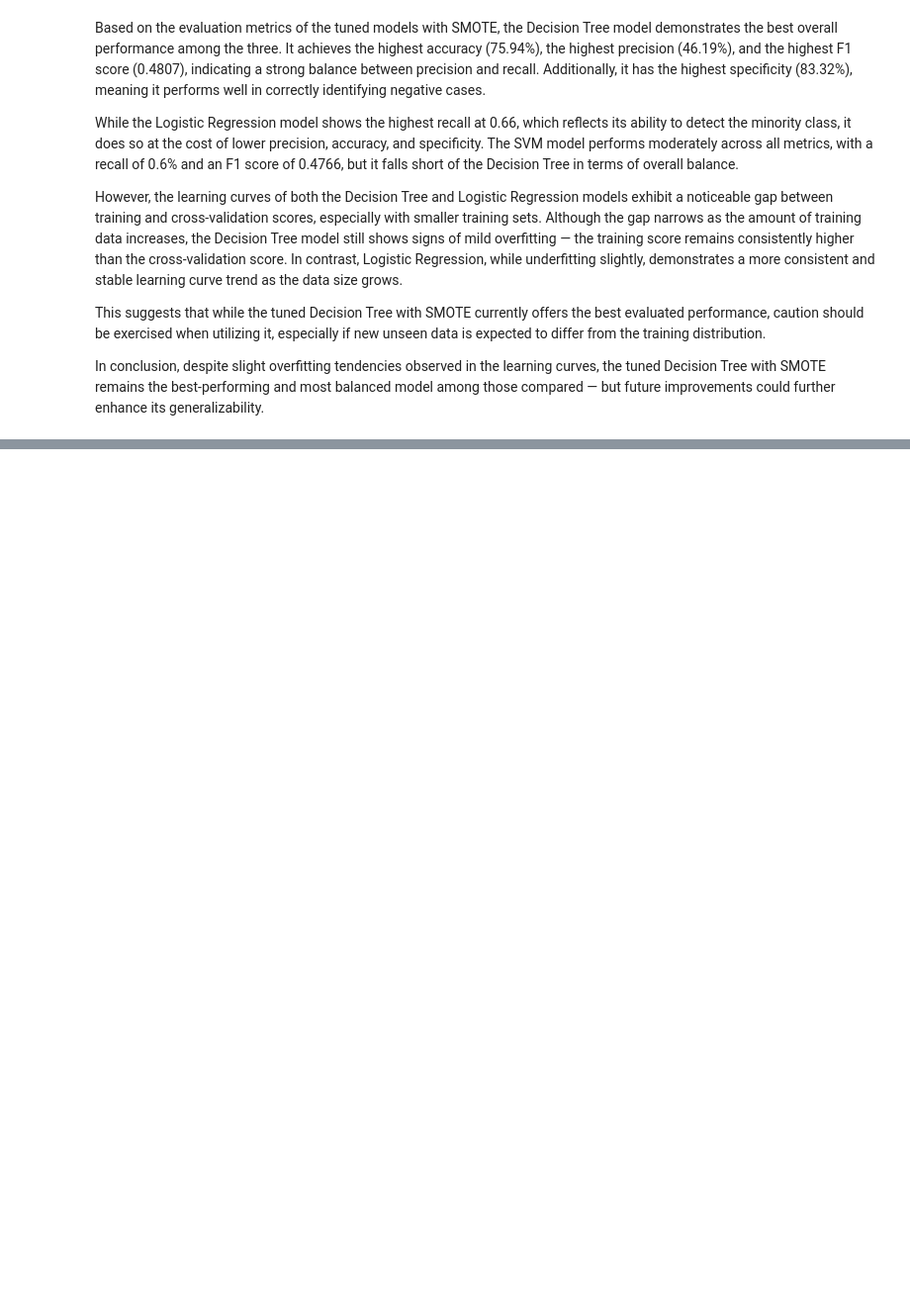
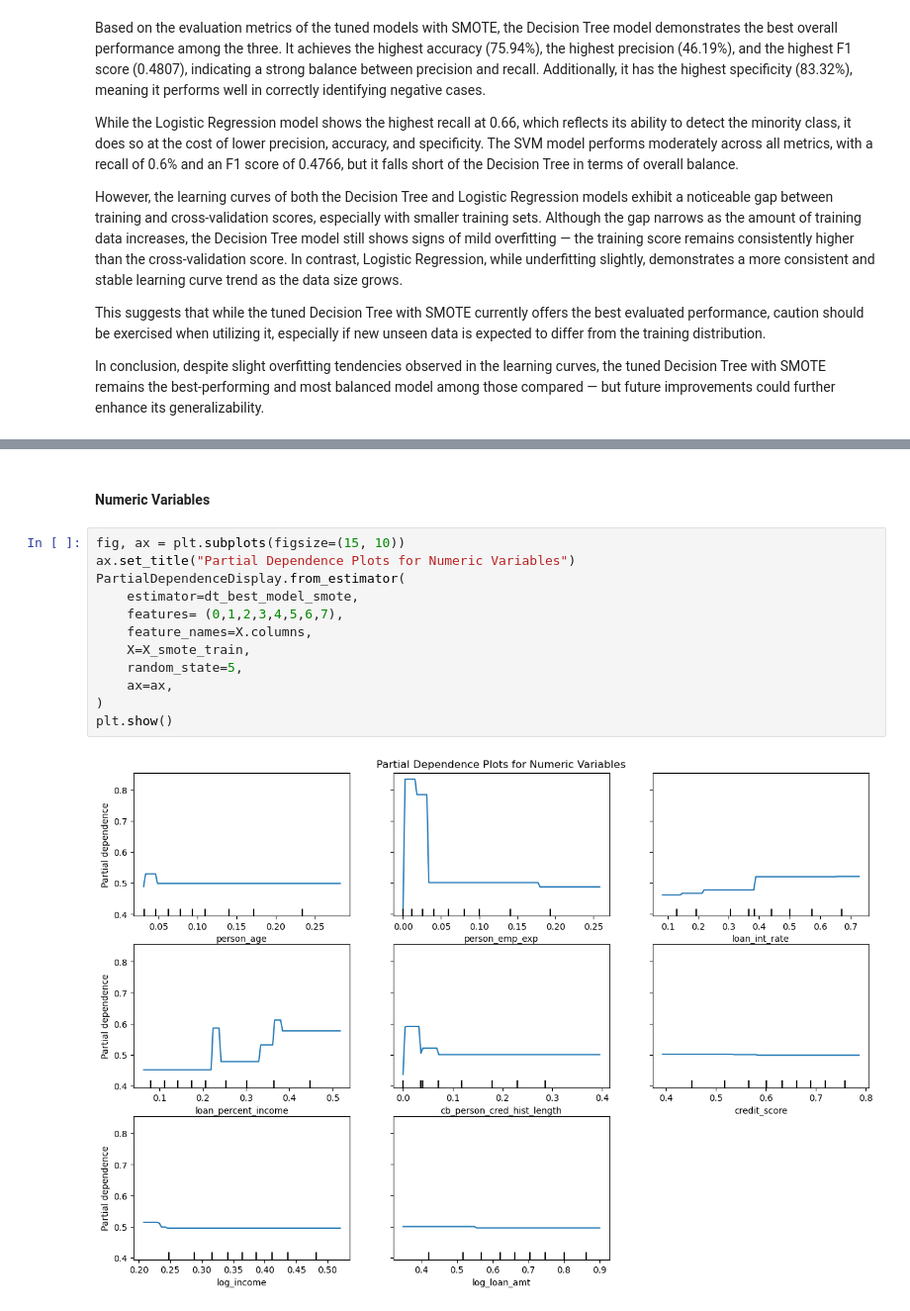
Before and after one commit to jb705249/SJU_DSS_740_Final_Project, a Jupyter notebook: Scr/all_models.ipynb, the cells around one changed output, grey strips where cells are left out. Shown at 99% size. Drawn from its saved outputs; the diff is of its cells as text; blank space fills up the shorter version.

Commit message:
added pdp plots

```diff
--- a/Scr/all_models.ipynb
+++ b/Scr/all_models.ipynb
@@ -927,0 +943,16 @@ In conclusion, despite slight overfitting tendencies observed in the learning cu
+# %% [markdown]
+<h4> Numeric Variables </h4>
+# %%
+fig, ax = plt.subplots(figsize=(15, 10))
+ax.set_title("Partial Dependence Plots for Numeric Variables")
+PartialDependenceDisplay.from_estimator(
+    estimator=dt_best_model_smote,
+    features= (0,1,2,3,4,5,6,7),
+    feature_names=X.columns,
+    X=X_smote_train,
+    random_state=5,
+    ax=ax,
+)
+plt.show()
+# %% [output]
+[figure, added]
```
Also changed, not shown: parts of 11 cells of this notebook.
